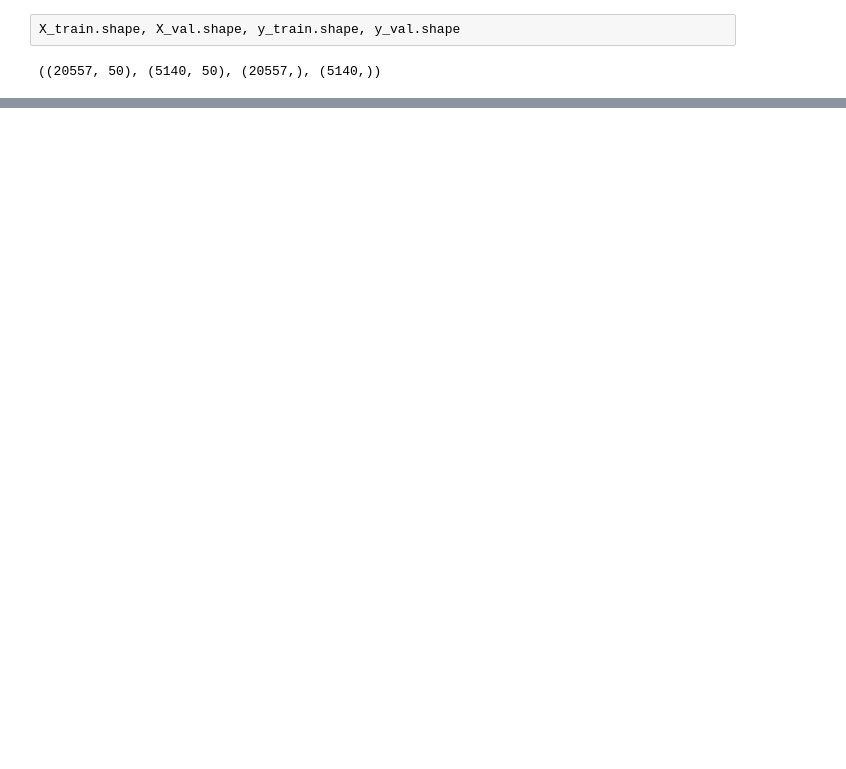
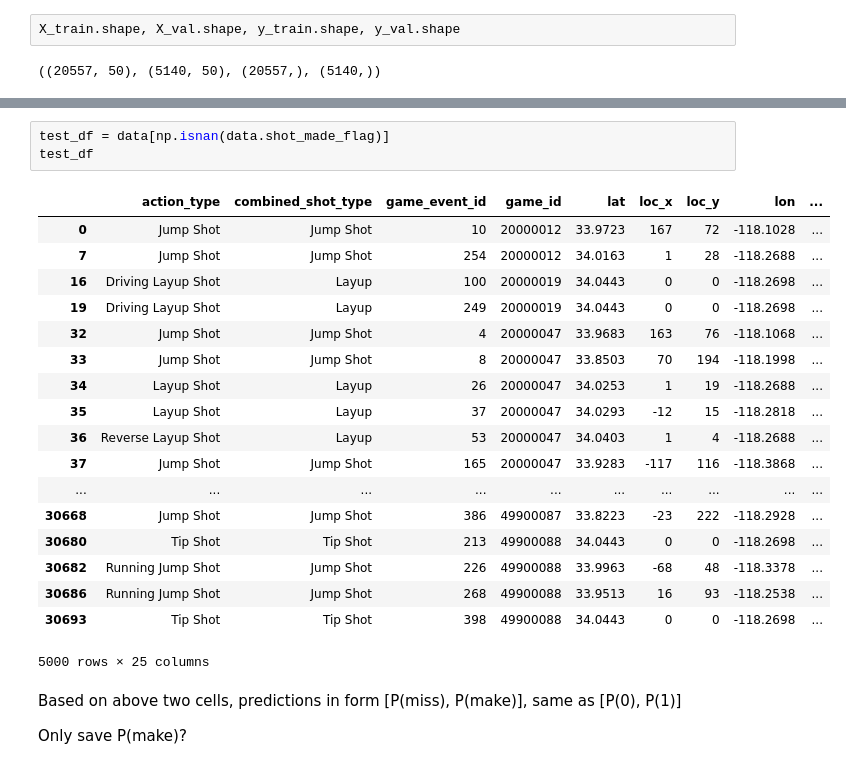
Before and after one commit to neil-ash/Kaggle, a Jupyter notebook: Kobe/Kobe_Kaggle_Model.ipynb, the cells around one changed output, grey strips where cells are left out. Saved outputs shown, nothing was run; the diff lists cells and outputs as text; blank space fills up the shorter version.

```diff
--- a/Kobe/Kobe_Kaggle_Model.ipynb
+++ b/Kobe/Kobe_Kaggle_Model.ipynb
@@ -219,0 +239,26 @@ accuracy_score(y_val, nn.predict(X_val))
+# %%
+test_df = data[np.isnan(data.shot_made_flag)]
+test_df
+# %% [output]
+|  | action_type | combined_shot_type | game_event_id | game_id | lat | loc_x | loc_y | lon | ... |
+| 0 | Jump Shot | Jump Shot | 10 | 20000012 | 33.9723 | 167 | 72 | -118.1028 | ... |
+| 7 | Jump Shot | Jump Shot | 254 | 20000012 | 34.0163 | 1 | 28 | -118.2688 | ... |
+| 16 | Driving Layup Shot | Layup | 100 | 20000019 | 34.0443 | 0 | 0 | -118.2698 | ... |
+| 19 | Driving Layup Shot | Layup | 249 | 20000019 | 34.0443 | 0 | 0 | -118.2698 | ... |
+| 32 | Jump Shot | Jump Shot | 4 | 20000047 | 33.9683 | 163 | 76 | -118.1068 | ... |
+| 33 | Jump Shot | Jump Shot | 8 | 20000047 | 33.8503 | 70 | 194 | -118.1998 | ... |
+| 34 | Layup Shot | Layup | 26 | 20000047 | 34.0253 | 1 | 19 | -118.2688 | ... |
+| 35 | Layup Shot | Layup | 37 | 20000047 | 34.0293 | -12 | 15 | -118.2818 | ... |
+| 36 | Reverse Layup Shot | Layup | 53 | 20000047 | 34.0403 | 1 | 4 | -118.2688 | ... |
+| 37 | Jump Shot | Jump Shot | 165 | 20000047 | 33.9283 | -117 | 116 | -118.3868 | ... |
+| ... | ... | ... | ... | ... | ... | ... | ... | ... | ... |
+| 30668 | Jump Shot | Jump Shot | 386 | 49900087 | 33.8223 | -23 | 222 | -118.2928 | ... |
+| 30680 | Tip Shot | Tip Shot | 213 | 49900088 | 34.0443 | 0 | 0 | -118.2698 | ... |
+| 30682 | Running Jump Shot | Jump Shot | 226 | 49900088 | 33.9963 | -68 | 48 | -118.3378 | ... |
+| 30686 | Running Jump Shot | Jump Shot | 268 | 49900088 | 33.9513 | 16 | 93 | -118.2538 | ... |
+| 30693 | Tip Shot | Tip Shot | 398 | 49900088 | 34.0443 | 0 | 0 | -118.2698 | ... |
+5000 rows × 25 columns
+# %% [markdown]
+Based on above two cells, predictions in form [P(miss), P(make)], same as [P(0), P(1)]
+
+Only save P(make)?
```
Also changed, not shown: parts of 17 cells of this notebook.
